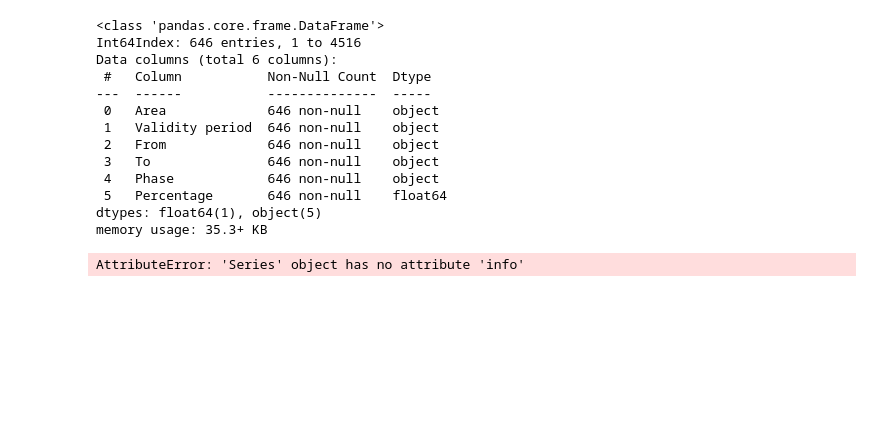
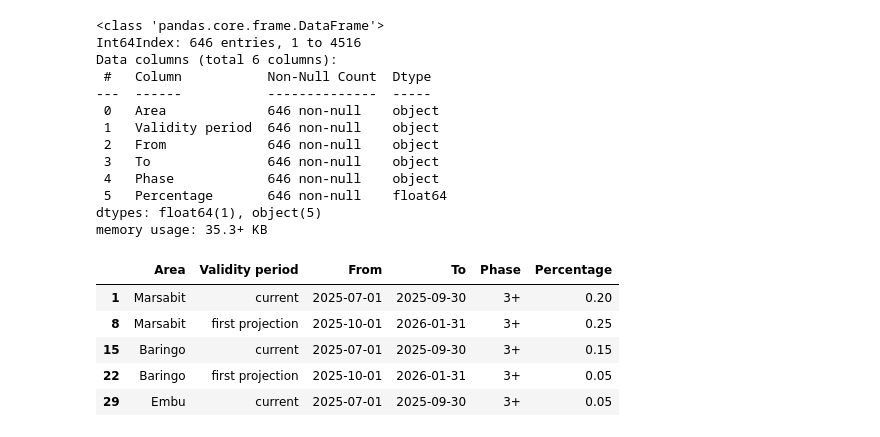
Before and after one commit to MrDenzy/PHASE-5-PROJECT---PREDICTING-FOOD-INSECURITY, a Jupyter notebook: notebooks/data_explore.ipynb, the cells around one changed output. Cells and saved outputs as stored; diff of their text form; code cells hidden in the pictures; blank space fills up the shorter version.

```diff
--- a/notebooks/data_explore.ipynb
+++ b/notebooks/data_explore.ipynb
@@ -151,7 +151,12 @@ Data columns (total 6 columns):
  5   Percentage       646 non-null    float64
 dtypes: float64(1), object(5)
 memory usage: 35.3+ KB
-# %%
-df_ipc['in_Phase3+'] = df_ipc['Percenta'].apply
-# %% [output]
-AttributeError: 'Series' object has no attribute 'info'
+# %%
+df_ipc.head()
+# %% [output]
+|  | Area | Validity period | From | To | Phase | Percentage |
+| 1 | Marsabit | current | 2025-07-01 | 2025-09-30 | 3+ | 0.20 |
+| 8 | Marsabit | first projection | 2025-10-01 | 2026-01-31 | 3+ | 0.25 |
+| 15 | Baringo | current | 2025-07-01 | 2025-09-30 | 3+ | 0.15 |
+| 22 | Baringo | first projection | 2025-10-01 | 2026-01-31 | 3+ | 0.05 |
+| 29 | Embu | current | 2025-07-01 | 2025-09-30 | 3+ | 0.05 |
```
Also changed, not shown: parts of 7 cells of this notebook.
